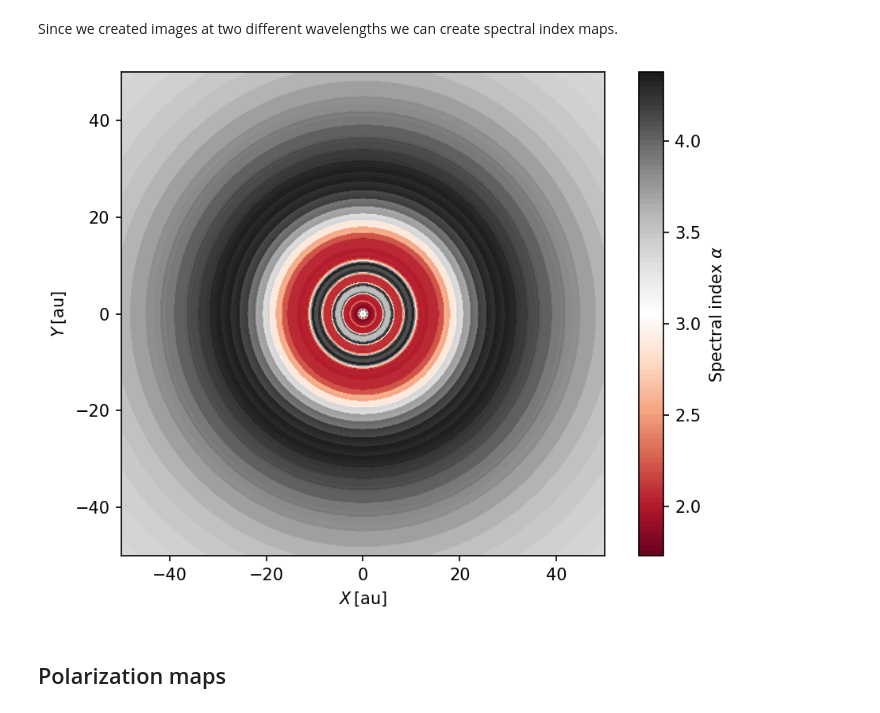
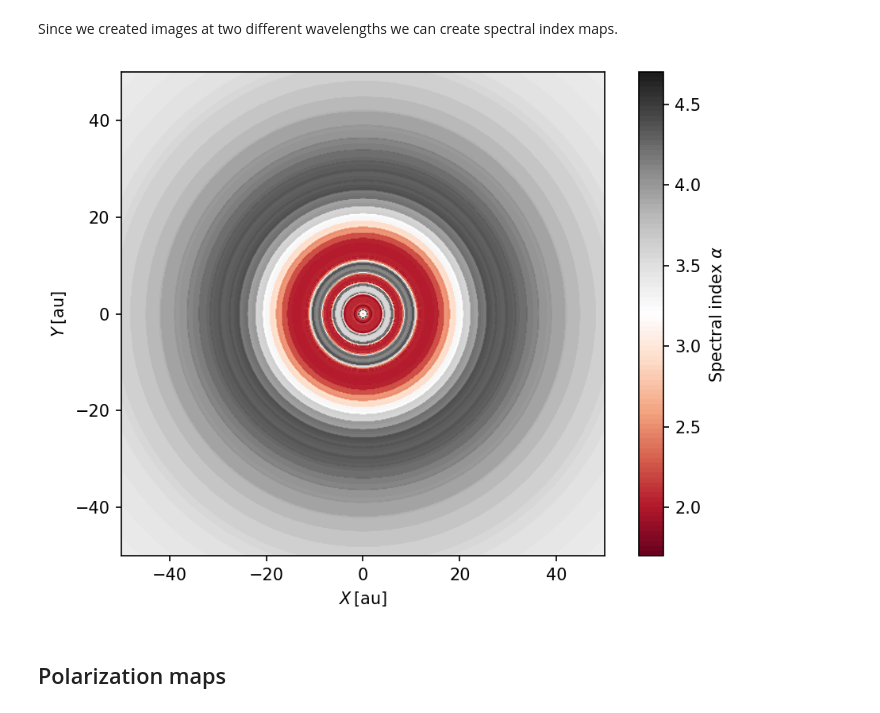
Before and after one commit to stammler/dustpylib, a Jupyter notebook: examples/radtrans/radmc3d.ipynb, the cells around one changed output. Drawn from its saved outputs; the diff is of its cells as text; code cells hidden in the pictures.

```diff
--- a/examples/radtrans/radmc3d.ipynb
+++ b/examples/radtrans/radmc3d.ipynb
@@ -380,21 +380,21 @@ Since we created images at two different wavelengths we can create spectral inde
 alpha = -np.log10(image_radio["I"][..., 0]/image_radio["I"][..., 1]) / np.log10(image_radio["lambda"][0]/image_radio["lambda"][1])
 # %%
 x, y = image_radio["x"], image_radio["y"]
-levels = np.linspace(alpha.min(), alpha.max(), 100)
-ticks = np.arange(2.0, 4.1, 0.5)
+levels = np.linspace(1.7, 4.7, 100)
+ticks = np.arange(2.0, 4.6, 0.5)
 fig, ax = plt.subplots()
 ax.set_aspect(1)
 p = ax.contourf(x/c.au, y/c.au, alpha.T, cmap="RdGy", levels=levels)
 ax.set_xlabel(r"$X\,\left[\mathrm{au}\right]$")
 ax.set_ylabel(r"$Y\,\left[\mathrm{au}\right]$")
 cbar = plt.colorbar(p)
 cbar.set_ticks(ticks)
 cbar.set_label(r"Spectral index $\alpha$")
 ax.set_xlim(-50., 50)
 ax.set_ylim(-50., 50)
 fig.tight_layout()
 # %% [output]
-[figure, old version]
+[figure, new version]
 # %% [markdown]
 ## Polarization maps
 # %% [markdown]
```
Also changed, not shown: parts of 6 cells of this notebook, 5 other files.
